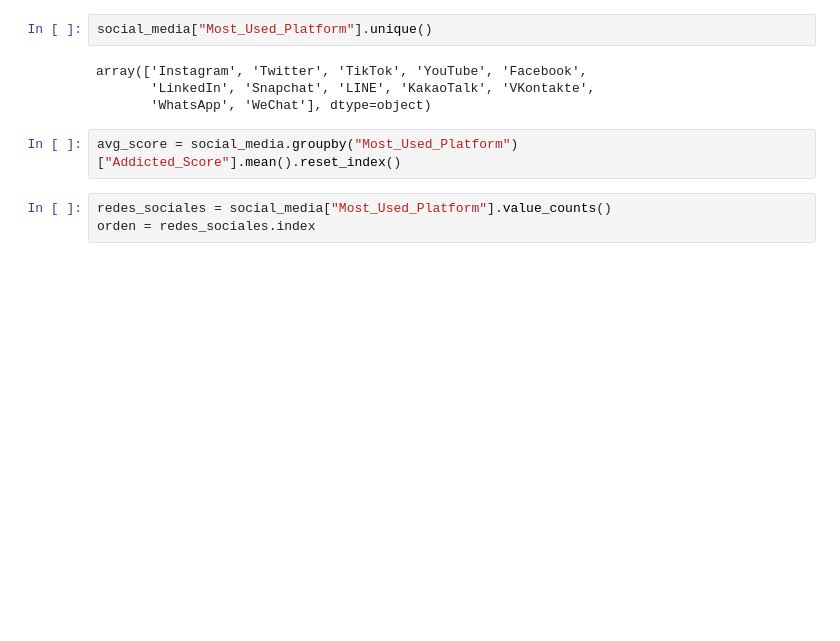
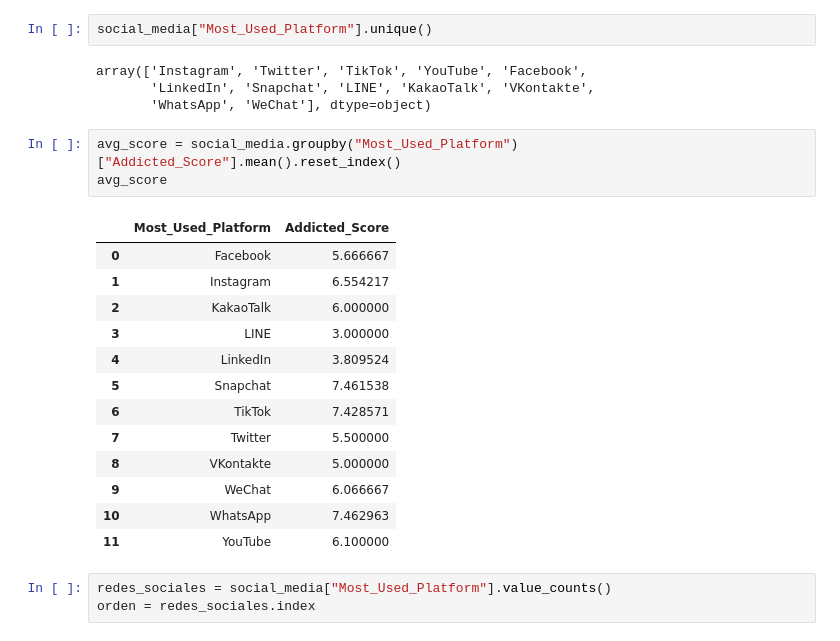
Before and after one commit to AGC79/eda_redes_sociales, a Jupyter notebook: EDA/0-Enunciado_EDA.ipynb, the cells around one changed output. Drawn from its saved outputs; the diff is of its cells as text; blank space fills up the shorter version.

```diff
--- a/EDA/0-Enunciado_EDA.ipynb
+++ b/EDA/0-Enunciado_EDA.ipynb
@@ -599,6 +598,21 @@ array(['Instagram', 'Twitter', 'TikTok', 'YouTube', 'Facebook',
        'WhatsApp', 'WeChat'], dtype=object)
 # %%
 avg_score = social_media.groupby("Most_Used_Platform")["Addicted_Score"].mean().reset_index()
+avg_score
+# %% [output]
+|  | Most_Used_Platform | Addicted_Score |
+| 0 | Facebook | 5.666667 |
+| 1 | Instagram | 6.554217 |
+| 2 | KakaoTalk | 6.000000 |
+| 3 | LINE | 3.000000 |
+| 4 | LinkedIn | 3.809524 |
+| 5 | Snapchat | 7.461538 |
+| 6 | TikTok | 7.428571 |
+| 7 | Twitter | 5.500000 |
+| 8 | VKontakte | 5.000000 |
+| 9 | WeChat | 6.066667 |
+| 10 | WhatsApp | 7.462963 |
+| 11 | YouTube | 6.100000 |
 # %%
 redes_sociales = social_media["Most_Used_Platform"].value_counts()
 orden = redes_sociales.index
```
Also changed, not shown: parts of 8 cells of this notebook, 10 other files.
